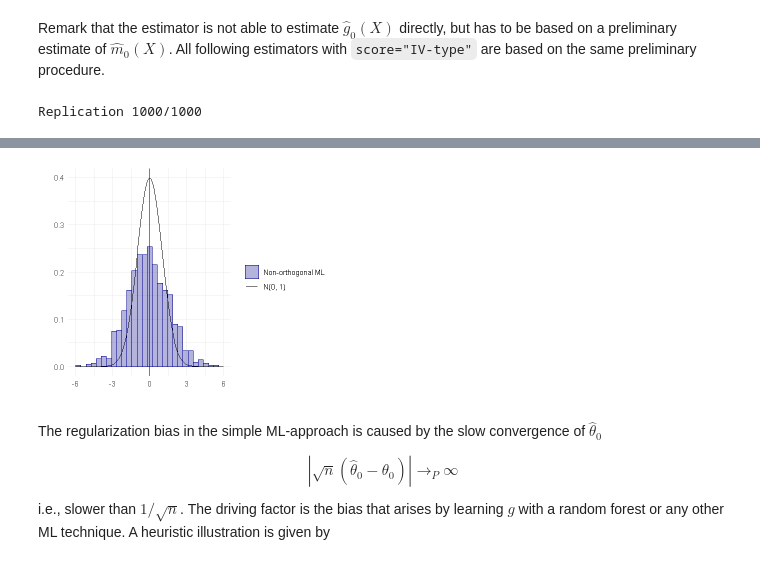
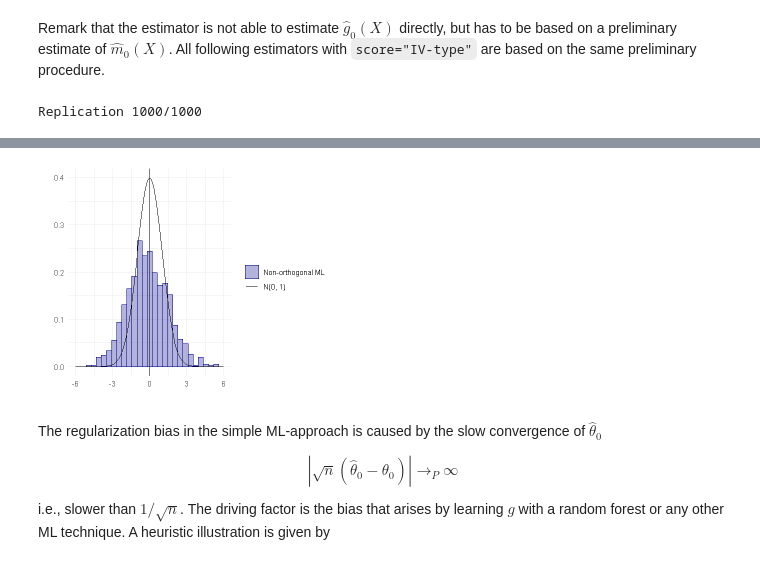
Before and after one commit to DoubleML/doubleml-docs, a Jupyter notebook: doc/examples/R_double_ml_basics.ipynb, the cells around one changed output, grey strips where cells are left out. Drawn from its saved outputs; the diff is of its cells as text; code cells hidden in the pictures.

```diff
--- a/doc/examples/R_double_ml_basics.ipynb
+++ b/doc/examples/R_double_ml_basics.ipynb
@@ -73,8 +73,8 @@ Remark that the estimator is not able to estimate $\hat{g}_0(X)$ directly, but h
 # %%
 set.seed(1111)
 
-ml_l = lrn("regr.xgboost", nrounds = 50, eta = 0.1)
-ml_m = lrn("regr.xgboost", nrounds = 50, eta = 0.1)
+ml_l = lrn("regr.xgboost", nrounds = 300, eta = 0.1)
+ml_m = lrn("regr.xgboost", nrounds = 200, eta = 0.05)
 ml_g = ml_l$clone()
 
 theta_nonorth = rep(NA, n_rep)
@@ -117,4 +119,4 @@ Warning message in geom_function(fun = dnorm, aes(colour = "N(0, 1)", fill = "N(
-[figure, old version]
+[figure, new version]
 # %% [markdown]
 The regularization bias in the simple ML-approach is caused by the slow convergence of $\hat{\theta}_0$
 
```
Also changed, not shown: parts of 8 cells of this notebook, 1 other file.
